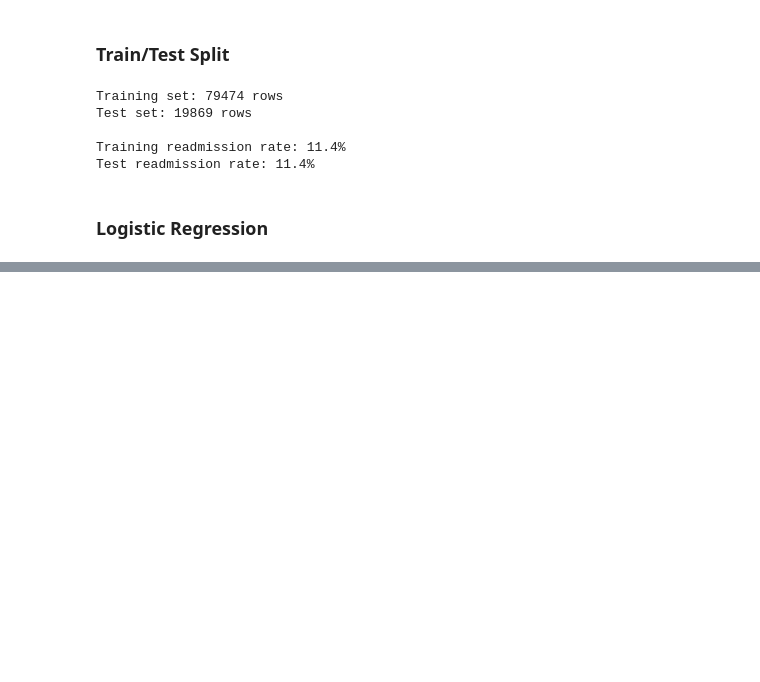
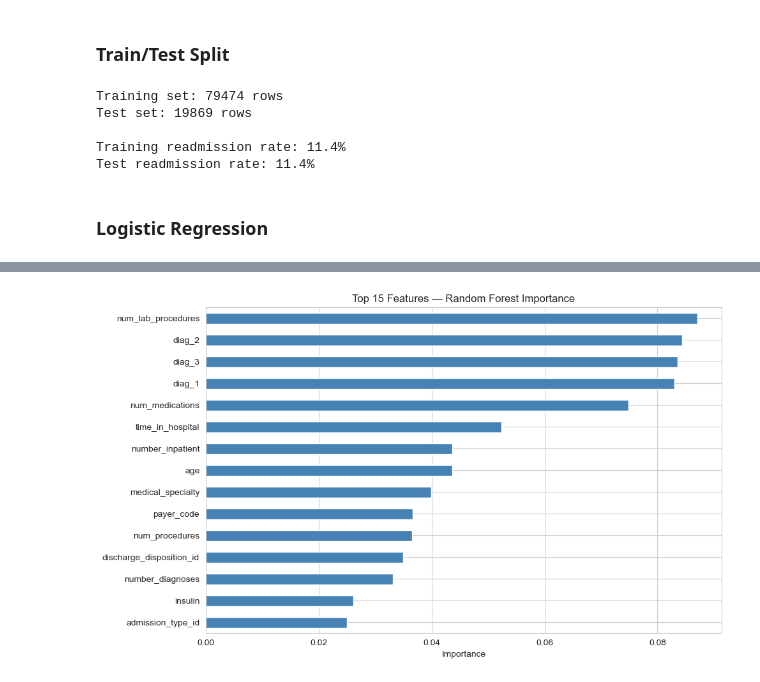
Before and after one commit to ZAKXIES2006/Readmission-Risk-Predictor, a Jupyter notebook: Hospital_Readmission_Predictor.ipynb, the cells around one changed output, grey strips where cells are left out. Saved outputs shown, nothing was run; the diff lists cells and outputs as text; code cells hidden in the pictures; blank space fills up the shorter version.

```diff
--- a/Hospital_Readmission_Predictor.ipynb
+++ b/Hospital_Readmission_Predictor.ipynb
@@ -486,0 +542,13 @@ ROC-AUC: 0.642
+# %%
+# Feature importance from Random Forest — top 15
+feat_imp = pd.Series(rf.feature_importances_, index=X.columns)
+top_15 = feat_imp.nlargest(15)
+
+plt.figure(figsize=(10, 6))
+top_15.sort_values().plot(kind='barh', color='steelblue')
+plt.title('Top 15 Features — Random Forest Importance')
+plt.xlabel('Importance')
+plt.tight_layout()
+plt.show()
+# %% [output]
+[figure, added]
```
Also changed, not shown: parts of 16 cells of this notebook, 1 other file.
